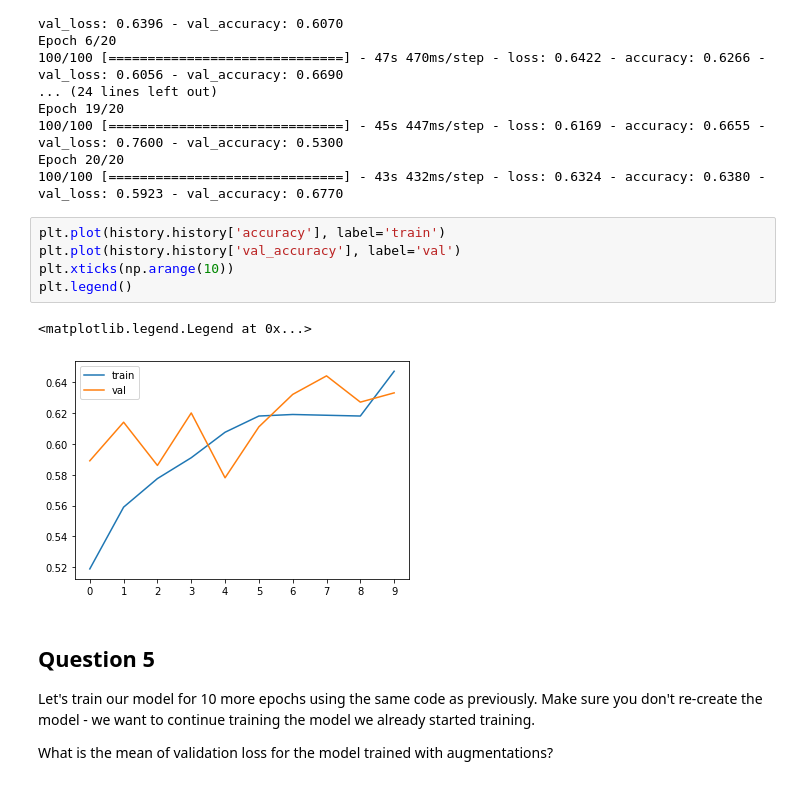
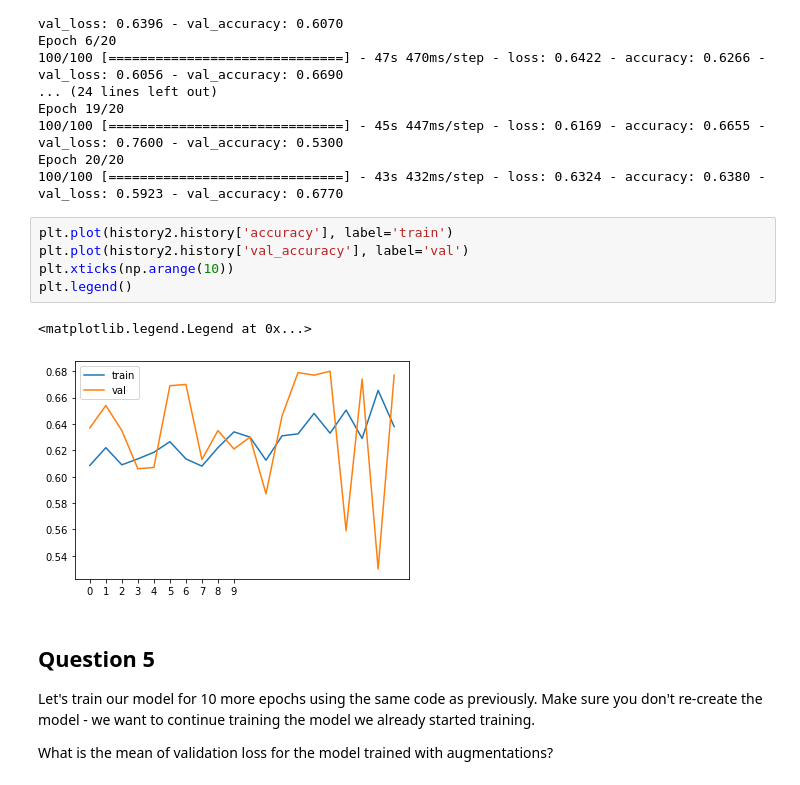
Before and after one commit to roberttflash/ml-zoomcamp, a Jupyter notebook: homework8_20211122.ipynb, the cells around one changed output. Drawn from its saved outputs; the diff is of its cells as text.

```diff
--- a/homework8_20211122.ipynb
+++ b/homework8_20211122.ipynb
@@ -322,13 +322,13 @@ Epoch 19/20
 Epoch 20/20
 100/100 [==============================] - 43s 432ms/step - loss: 0.6324 - accuracy: 0.6380 - val_loss: 0.5923 - val_accuracy: 0.6770
 # %%
-plt.plot(history.history['accuracy'], label='train')
-plt.plot(history.history['val_accuracy'], label='val')
+plt.plot(history2.history['accuracy'], label='train')
+plt.plot(history2.history['val_accuracy'], label='val')
 plt.xticks(np.arange(10))
 plt.legend()
 # %% [output]
 <matplotlib.legend.Legend at 0x...>
-[figure, old version]
+[figure, new version]
 # %% [markdown]
 ## Question 5
 
```
